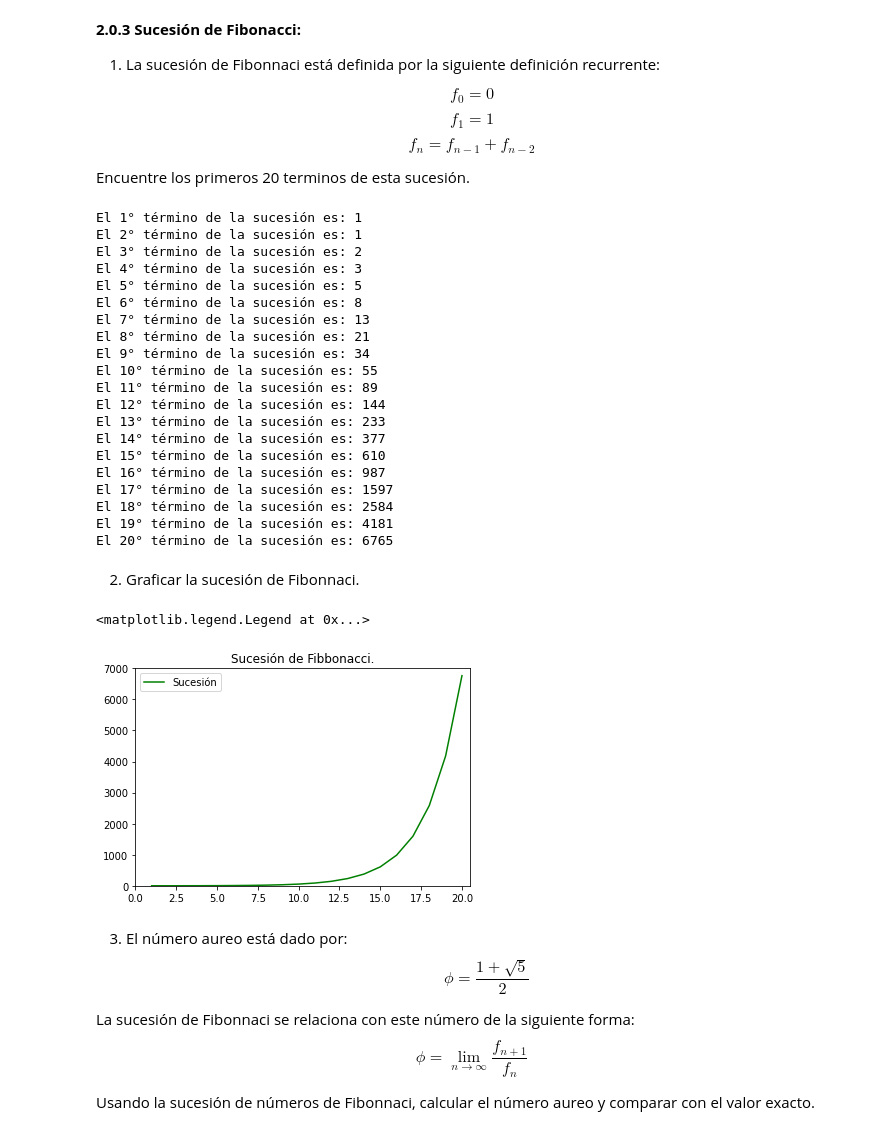
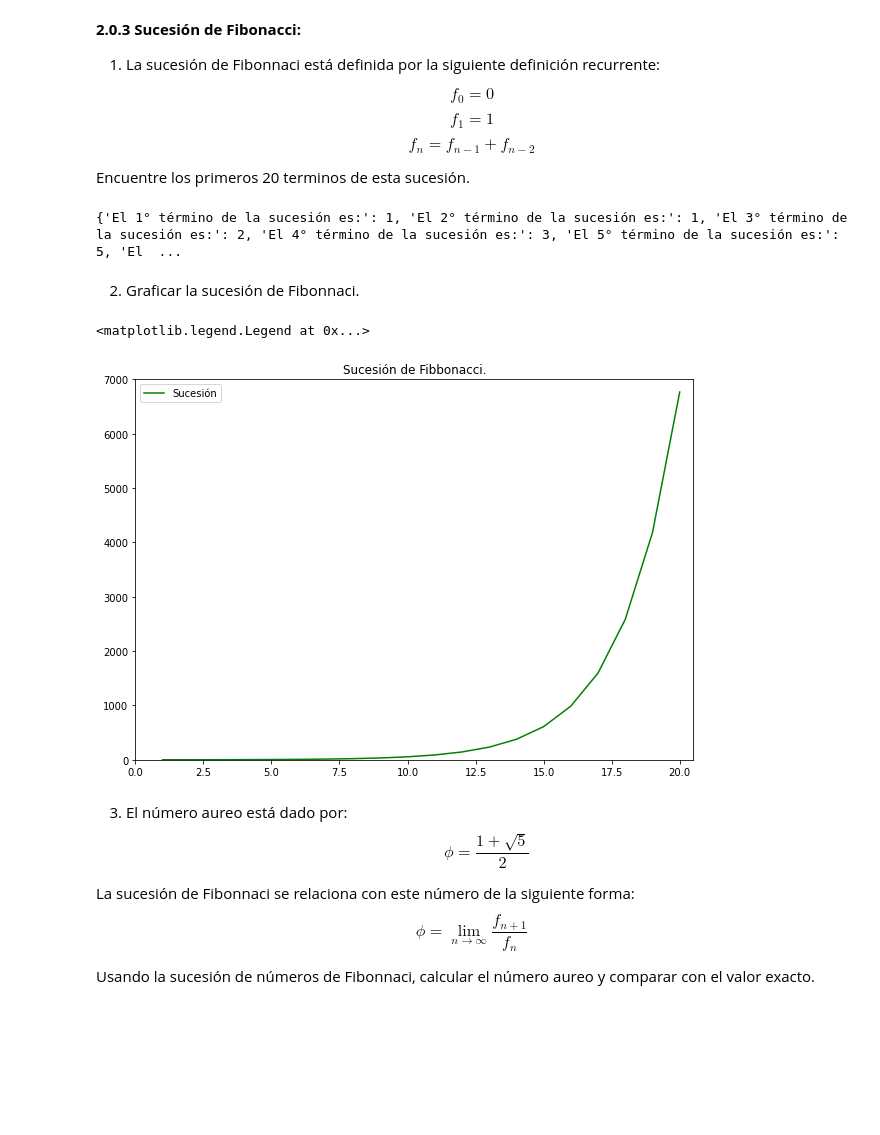
Before and after one commit to ThomasAnkhe/Metodos1_ClaudiaCuellar-ThomasAndrade, a Jupyter notebook: Primer Taller/Métodos_Taller1.ipynb, the cells around one changed output. Cells and saved outputs as stored; diff of their text form; code cells hidden in the pictures; blank space fills up the shorter version.

```diff
--- a/Primer Taller/Métodos_Taller1.ipynb
+++ b/Primer Taller/Métodos_Taller1.ipynb
@@ -96,48 +94,36 @@ Encuentre los primeros 20 terminos de esta sucesión.
 # %%
 def fibbonacci(n):
     if n > 1:
-        return fibbonacci(n-1) + fibbonacci(n-2)
+        return fibbonacci(n - 1) + fibbonacci(n - 2)
     return n
 
+sequence_dict = {}
 sequence_list = []
 for i in range (1, 21):
   n_term = fibbonacci(i)
+  sequence_dict["El {}° término de la sucesión es:".format(i)] = n_term
   sequence_list.append(n_term)
-  print("El {}° término de la sucesión es: {}".format(i, n_term))
+
+print(sequence_dict)
 # %% [output]
-El 1° término de la sucesión es: 1
-El 2° término de la sucesión es: 1
-El 3° término de la sucesión es: 2
-El 4° término de la sucesión es: 3
-El 5° término de la sucesión es: 5
-El 6° término de la sucesión es: 8
-El 7° término de la sucesión es: 13
-El 8° término de la sucesión es: 21
-El 9° término de la sucesión es: 34
-El 10° término de la sucesión es: 55
-El 11° término de la sucesión es: 89
-El 12° término de la sucesión es: 144
-El 13° término de la sucesión es: 233
-El 14° término de la sucesión es: 377
-El 15° término de la sucesión es: 610
-El 16° término de la sucesión es: 987
-El 17° término de la sucesión es: 1597
-El 18° término de la sucesión es: 2584
-El 19° término de la sucesión es: 4181
-El 20° término de la sucesión es: 6765
+{'El 1° término de la sucesión es:': 1, 'El 2° término de la sucesión es:': 1, 'El 3° término de la sucesión es:': 2, 'El 4° término de la sucesión es:': 3, 'El 5° término de la sucesión es:': 5, 'El  ...
 # %% [markdown]
 2. Graficar la sucesión de Fibonnaci.
 # %%
 y = np.array(sequence_list)
 x = np.arange(1,21)
+
+fig = plt.figure(figsize = (10,7))
+ax = fig.add_subplot(111)
+
 plt.plot(x,y,color='g')
 plt.axis([0, 20.5, 0, 7000]) # Límites de ejes ([xmin, xmax, ymin, ymax])
 plt.title('Sucesión de Fibbonacci.')
 plt.plot(6500, label = "Sucesión", color='g')
 plt.legend(loc="upper left")
 # %% [output]
 <matplotlib.legend.Legend at 0x...>
-[figure, old version]
+[figure, new version]
 # %% [markdown]
 3. El número aureo está dado por:
 $$ \phi = \frac{1+\sqrt5}{2}$$
```
Also changed, not shown: parts of 16 cells of this notebook, 5 other files.
